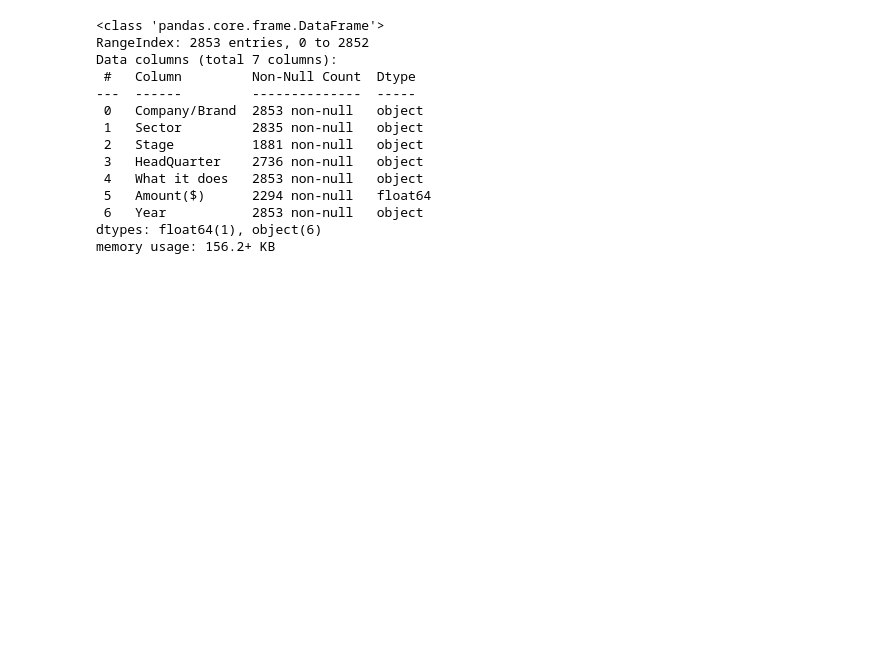
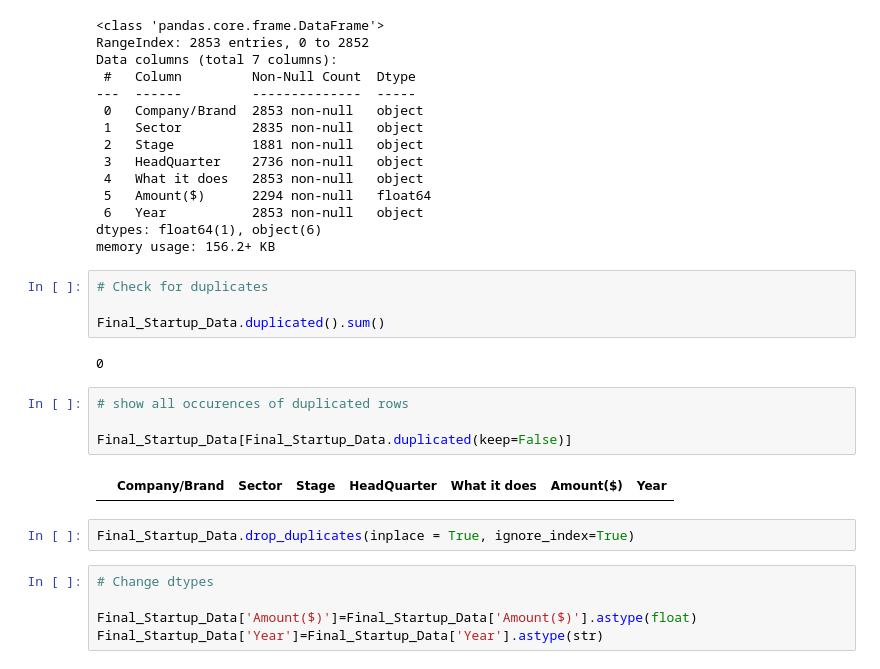
Before and after one commit to Seyipeters/Indian-Startup-Analysis, a Jupyter notebook: Indian Startup Analysis/Indian Startup Analysis Notebook.ipynb, the cells around one changed output. Cells and saved outputs as stored; diff of their text form; blank space fills up the shorter version.

```diff
--- a/Indian Startup Analysis/Indian Startup Analysis Notebook.ipynb
+++ b/Indian Startup Analysis/Indian Startup Analysis Notebook.ipynb
@@ -1454,3 +1452,22 @@ Data columns (total 7 columns):
  6   Year           2853 non-null   object
 dtypes: float64(1), object(6)
 memory usage: 156.2+ KB
+# %%
+# Check for duplicates
+
+Final_Startup_Data.duplicated().sum()
+# %% [output]
+0
+# %%
+# show all occurences of duplicated rows
+
+Final_Startup_Data[Final_Startup_Data.duplicated(keep=False)]
+# %% [output]
+|  | Company/Brand | Sector | Stage | HeadQuarter | What it does | Amount($) | Year |
+# %%
+Final_Startup_Data.drop_duplicates(inplace = True, ignore_index=True)
+# %%
+# Change dtypes
+
+Final_Startup_Data['Amount($)']=Final_Startup_Data['Amount($)'].astype(float)
+Final_Startup_Data['Year']=Final_Startup_Data['Year'].astype(str)
```
Also changed, not shown: parts of 16 cells of this notebook.
